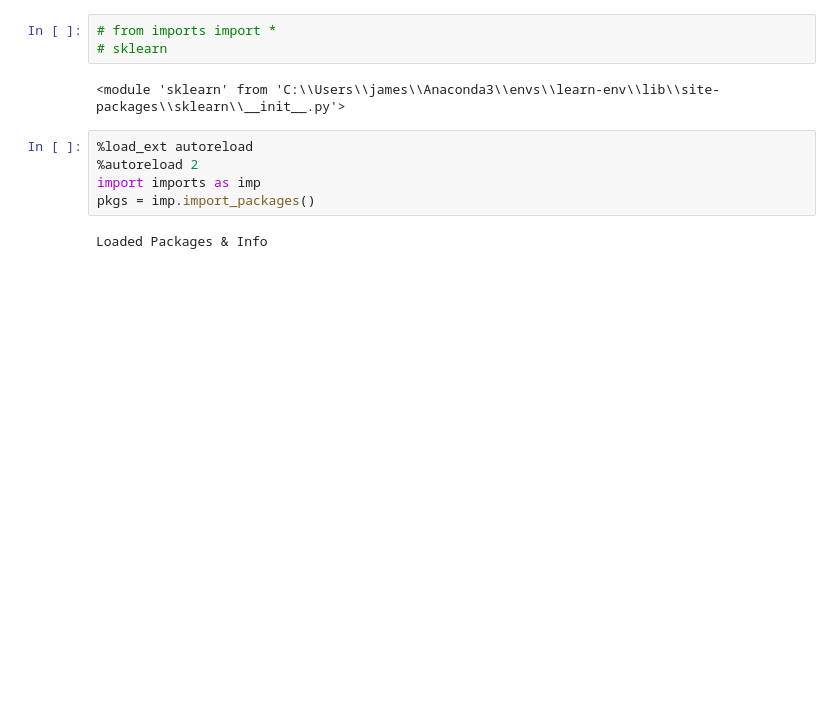
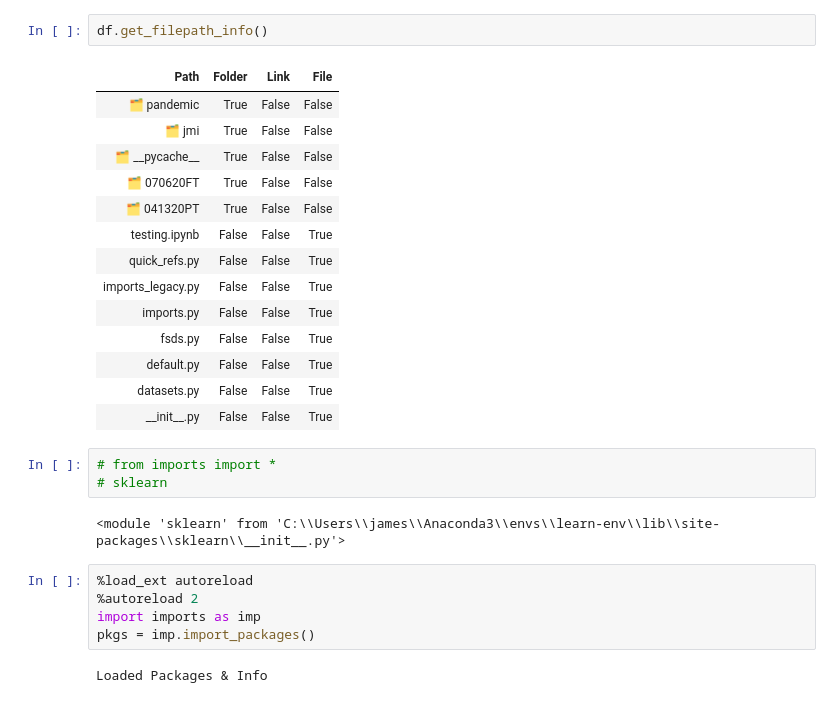
Before and after one commit to jirvingphd/fsds, a Jupyter notebook: fsds/testing.ipynb, the cells around one changed output. Drawn from its saved outputs; the diff is of its cells as text; blank space fills up the shorter version.

Commit message:
Added get_filepath_info

```diff
--- a/fsds/testing.ipynb
+++ b/fsds/testing.ipynb
@@ -1,3 +8,20 @@
+# %%
+df.get_filepath_info()
+# %% [output]
+| Path | Folder | Link | File |
+| 🗂 pandemic | True | False | False |
+| 🗂 jmi | True | False | False |
+| 🗂 __pycache__ | True | False | False |
+| 🗂 070620FT | True | False | False |
+| 🗂 041320PT | True | False | False |
+| testing.ipynb | False | False | True |
+| quick_refs.py | False | False | True |
+| imports_legacy.py | False | False | True |
+| imports.py | False | False | True |
+| fsds.py | False | False | True |
+| default.py | False | False | True |
+| datasets.py | False | False | True |
+| __init__.py | False | False | True |
 # %%
 # from imports import *
 # sklearn
```
Also changed, not shown: parts of 1 cell of this notebook, 1 other file.
